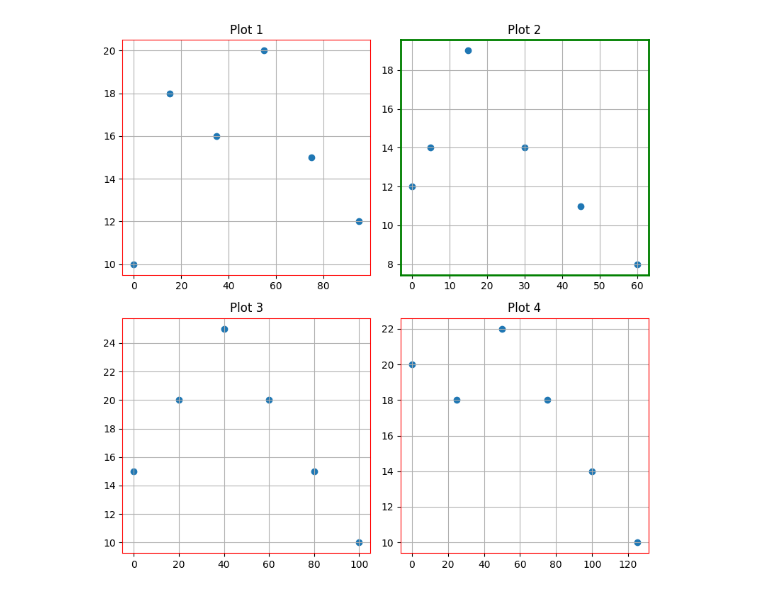
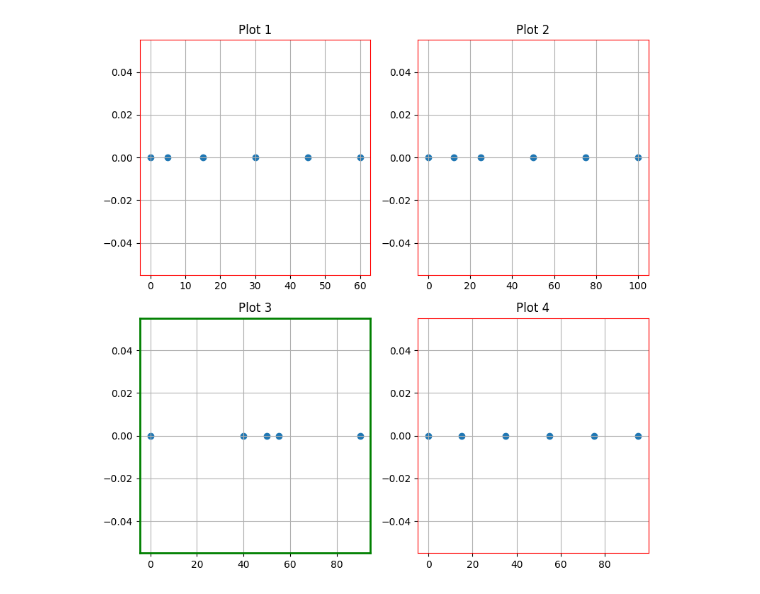
Before and after one commit to UlascanErsoy/Team-7---Multimodal-Accessibility, a Jupyter notebook: experiments/horizontal_gaps_vs_spatial.ipynb, the cells around one changed output. Saved outputs shown, nothing was run; the diff lists cells and outputs as text; code cells hidden in the pictures.

```diff
--- a/experiments/horizontal_gaps_vs_spatial.ipynb
+++ b/experiments/horizontal_gaps_vs_spatial.ipynb
@@ -114,19 +104,19 @@ I chose to implement the former below;
 # %%
 datasets = [
     {
-        "x":[0, 10, 30, 40, 90],
+        "x":[0, 40, 50, 55, 90],
         "y":[10, 15, 20, 15, 10]
     },
     {
-        "x":[0, 10, 20, 30, 40],
+        "x":[0, 20, 40, 60, 80],
         "y":[10, 15, 20, 15, 10]
     },
     {
-        "x":[0, 10, 20, 40, 80, 160],
+        "x":[0, 20, 60, 120, 240, 360],
         "y":[20, 15, 20, 15, 10, 5]
     },
     {
-        "x": [0, 5, 15, 30, 45, 60],
+        "x": [0, 5, 15, 45, 135 , 405],
         "y": [12, 14, 19, 14, 11, 8]
     },
     {
@@ -134,11 +124,11 @@ datasets = [
         "y": [15, 20, 25, 20, 15, 10]
     },
     {
-        "x": [0, 15, 35, 55, 75, 95],
+        "x": [0, 60, 65, 70, 72, 74],
         "y": [10, 18, 16, 20, 15, 12]
     },
     {
-        "x": [0, 12, 25, 50, 75, 100],
+        "x": [0, 2, 4, 8, 10, 90],
         "y": [8, 12, 18, 22, 18, 10]
     },
     {
@@ -152,14 +142,17 @@ import random
 sonify_idxs = random.sample(range(len(datasets)), 4)
 
 correct_one = sonify_idxs[random.randint(0, len(sonify_idxs) - 1)]
-mode = "both" # full_spatial , pitch , both
+x_mode = "spatial" # gaps , spatial
+y_mode = "static" # static , pitch
+
 sonify(datasets[correct_one]["x"],
         datasets[correct_one]["y"],
-        mode=mode,
-        #save="test_audio.wav"
+        x_mode=x_mode,
+        y_mode=y_mode,
+        save="test_audio.wav"
         )
 
-plot_four(datasets, sonify_idxs)
+plot_four(datasets, sonify_idxs, y_mode)
 # %% [output]
 ALSA lib pcm.c:2666:(snd_pcm_open_noupdate) Unknown PCM dsnoop:0
 ALSA lib pcm_dmix.c:999:(snd_pcm_dmix_open) unable to open slave
@@ -174,4 +167,4 @@ ALSA lib pcm_dmix.c:999:(snd_pcm_dmix_open) unable to open slave
 # %%
-plot_four(datasets , sonify_idxs, correct_one)
+plot_four(datasets , sonify_idxs, y_mode, correct_one)
 # %% [output]
-[figure, old version]
+[figure, new version]
```
Also changed, not shown: parts of 4 cells of this notebook.
